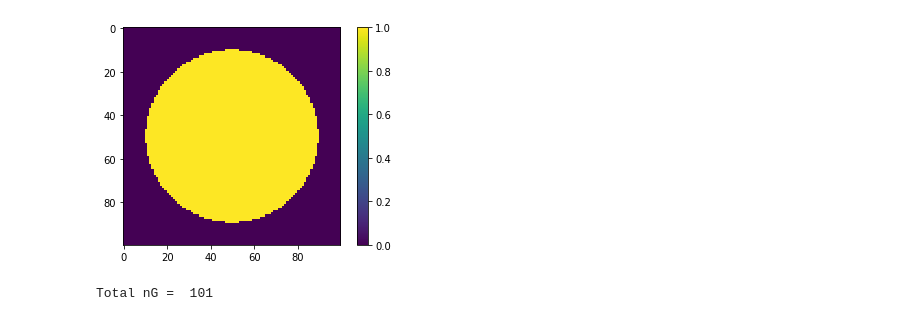
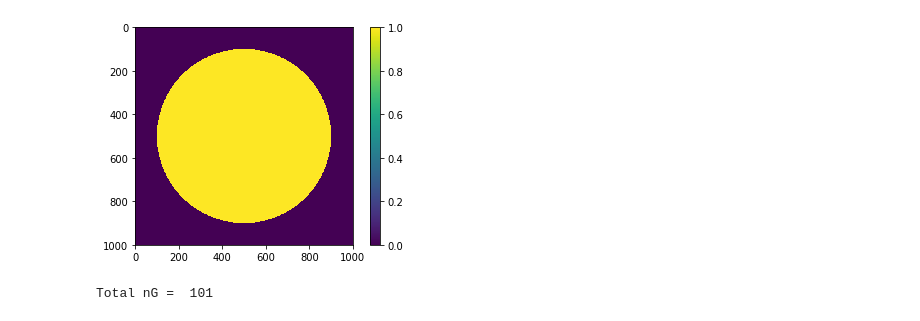
Before and after one commit to weiliangjinca/rcw_grad, a Jupyter notebook: notebook/field_test.ipynb, the cells around one changed output. Cells and saved outputs as stored; diff of their text form; code cells hidden in the pictures.

```diff
--- a/notebook/field_test.ipynb
+++ b/notebook/field_test.ipynb
@@ -7,24 +7,24 @@ sys.path.append('../')
 import rcwa
 # %%
 # discretization for patterend layer
-Nx = 100
-Ny = 100
+Nx = 1000
+Ny = 1000
 radius = 0.4
 
 # let's setup a cylinder grid, and here we plot eps_patterend to double check
 dof = np.zeros((Nx,Ny))
 
 x0 = np.linspace(0,1,Nx)
 y0 = np.linspace(0,1,Ny)
 x, y = np.meshgrid(x0,y0,indexing='ij')
 sphere = (x-.5)**2+(y-.5)**2<radius**2
 dof[sphere]=1
 plt.figure();
 plt.imshow(dof)
 plt.colorbar()
 plt.show()
 # %% [output]
-[figure, old version]
+[figure, new version]
 # %%
 reload(rcwa)
 nG = 101
```
Also changed, not shown: parts of 1 cell of this notebook, 2 other files.
